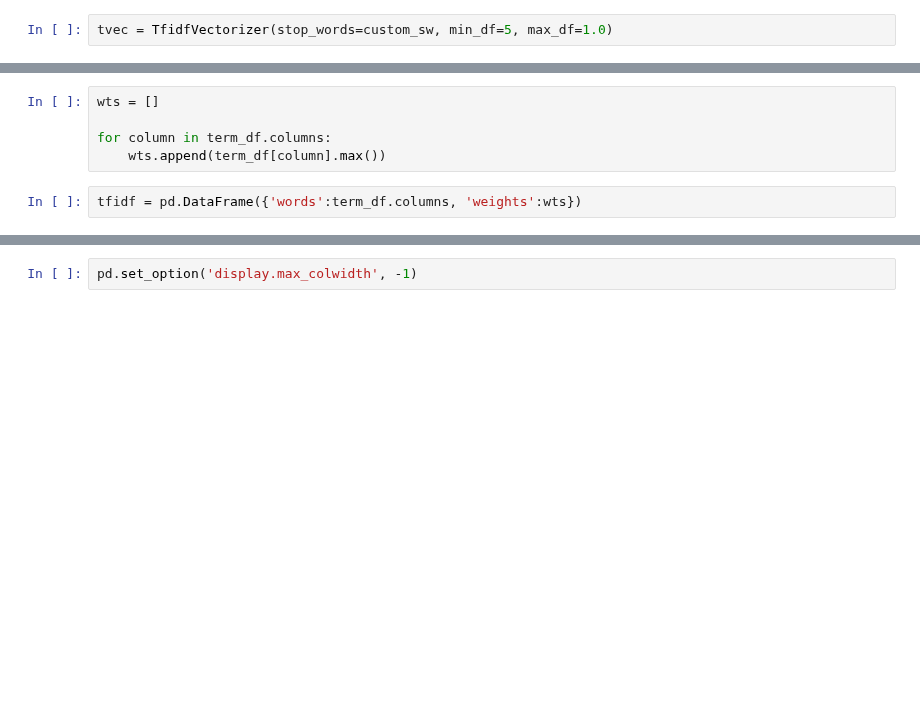
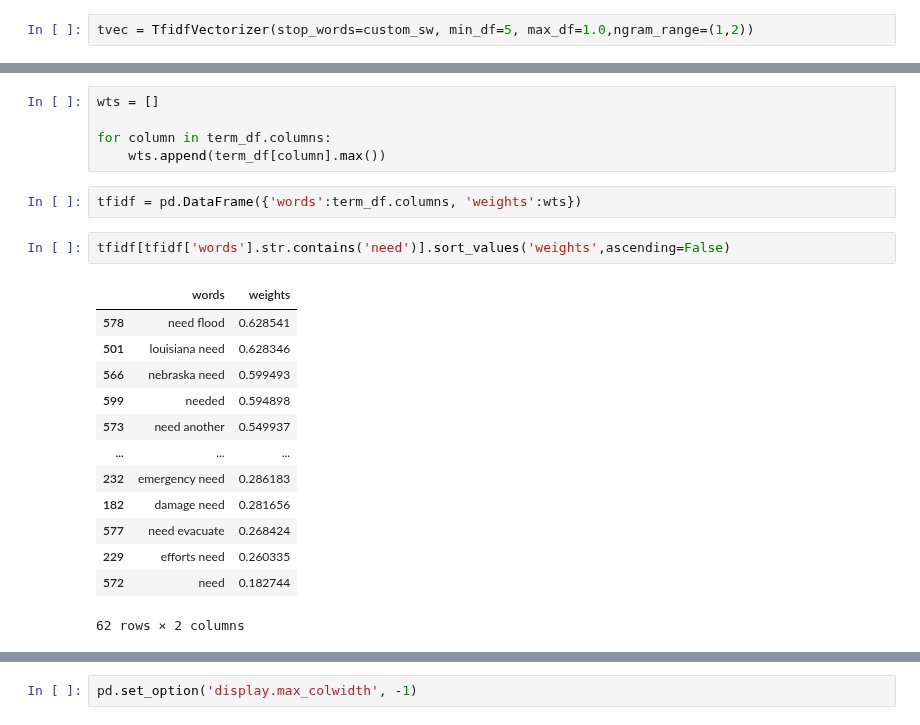
Before and after one commit to veeps/shelter_status, a Jupyter notebook: code/floods_scraping.ipynb, the cells around one changed output, grey strips where cells are left out. Drawn from its saved outputs; the diff is of its cells as text; blank space fills up the shorter version.

```diff
--- a/code/floods_scraping.ipynb
+++ b/code/floods_scraping.ipynb
@@ -65,7 +65,7 @@ additional_sw = []
 for word in additional_sw:
     custom_sw.append(word)
 # %%
-tvec = TfidfVectorizer(stop_words=custom_sw, min_df=5, max_df=1.0)
+tvec = TfidfVectorizer(stop_words=custom_sw, min_df=5, max_df=1.0,ngram_range=(1,2))
 # %%
 term_mat = tvec.fit_transform(df_floods['text'])
 # %%
@@ -79,5 +97,21 @@ for column in term_df.columns:
     wts.append(term_df[column].max())
 # %%
 tfidf = pd.DataFrame({'words':term_df.columns, 'weights':wts})
+# %%
+tfidf[tfidf['words'].str.contains('need')].sort_values('weights',ascending=False)
+# %% [output]
+|  | words | weights |
+| 578 | need flood | 0.628541 |
+| 501 | louisiana need | 0.628346 |
+| 566 | nebraska need | 0.599493 |
+| 599 | needed | 0.594898 |
+| 573 | need another | 0.549937 |
+| ... | ... | ... |
+| 232 | emergency need | 0.286183 |
+| 182 | damage need | 0.281656 |
+| 577 | need evacuate | 0.268424 |
+| 229 | efforts need | 0.260335 |
+| 572 | need | 0.182744 |
+62 rows × 2 columns
 # %%
 tfidf.sort_values('weights', ascending=False).head(25)
```
Also changed, not shown: parts of 5 cells of this notebook, 5 other files.
